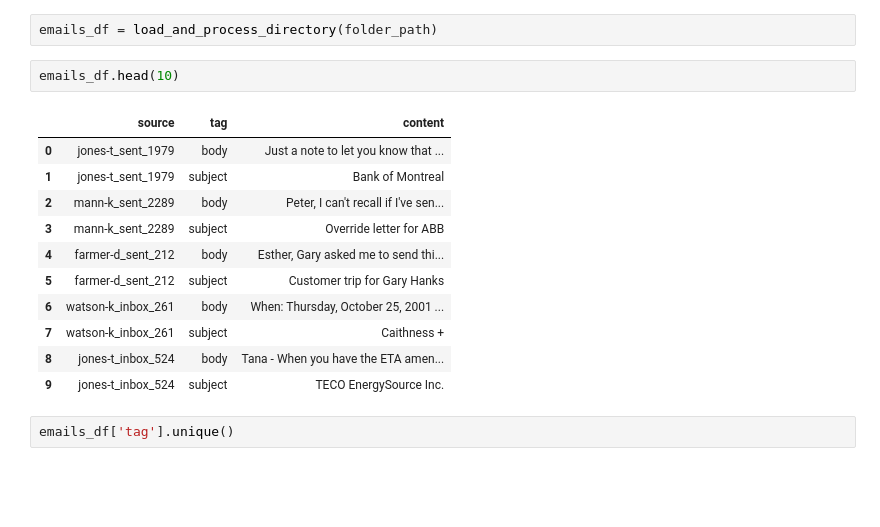
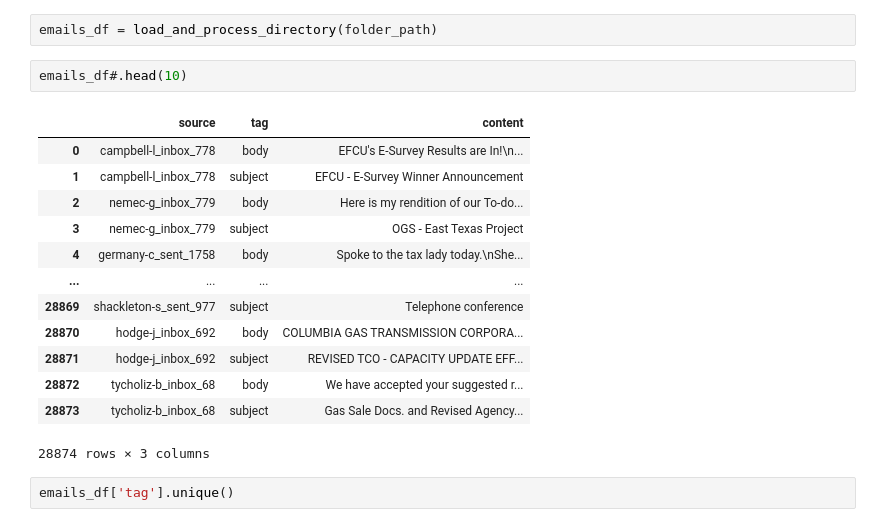
Before and after one commit to nutworker/qM-AI-L, a Jupyter notebook: email-subject/model-tuning/AESLC_tuning.ipynb, the cells around one changed output. Drawn from its saved outputs; the diff is of its cells as text; blank space fills up the shorter version.

```diff
--- a/email-subject/model-tuning/AESLC_tuning.ipynb
+++ b/email-subject/model-tuning/AESLC_tuning.ipynb
@@ -243,19 +267,21 @@ def extract_file_name(file_path):
 # %%
 emails_df = load_and_process_directory(folder_path)
 # %%
-emails_df.head(10)
+emails_df#.head(10)
 # %% [output]
 |  | source | tag | content |
-| 0 | jones-t_sent_1979 | body | Just a note to let you know that ... |
-| 1 | jones-t_sent_1979 | subject | Bank of Montreal |
-| 2 | mann-k_sent_2289 | body | Peter, I can't recall if I've sen... |
-| 3 | mann-k_sent_2289 | subject | Override letter for ABB |
-| 4 | farmer-d_sent_212 | body | Esther, Gary asked me to send thi... |
-| 5 | farmer-d_sent_212 | subject | Customer trip for Gary Hanks |
-| 6 | watson-k_inbox_261 | body | When: Thursday, October 25, 2001 ... |
-| 7 | watson-k_inbox_261 | subject | Caithness + |
-| 8 | jones-t_inbox_524 | body | Tana - When you have the ETA amen... |
-| 9 | jones-t_inbox_524 | subject | TECO EnergySource Inc. |
+| 0 | campbell-l_inbox_778 | body | EFCU's E-Survey Results are In!\n... |
+| 1 | campbell-l_inbox_778 | subject | EFCU - E-Survey Winner Announcement |
+| 2 | nemec-g_inbox_779 | body | Here is my rendition of our To-do... |
+| 3 | nemec-g_inbox_779 | subject | OGS - East Texas Project |
+| 4 | germany-c_sent_1758 | body | Spoke to the tax lady today.\nShe... |
+| ... | ... | ... | ... |
+| 28869 | shackleton-s_sent_977 | subject | Telephone conference |
+| 28870 | hodge-j_inbox_692 | body | COLUMBIA GAS TRANSMISSION CORPORA... |
+| 28871 | hodge-j_inbox_692 | subject | REVISED TCO - CAPACITY UPDATE EFF... |
+| 28872 | tycholiz-b_inbox_68 | body | We have accepted your suggested r... |
+| 28873 | tycholiz-b_inbox_68 | subject | Gas Sale Docs. and Revised Agency... |
+28874 rows × 3 columns
 # %%
 emails_df['tag'].unique()
 # %% [output]
```
Also changed, not shown: parts of 32 cells of this notebook.
